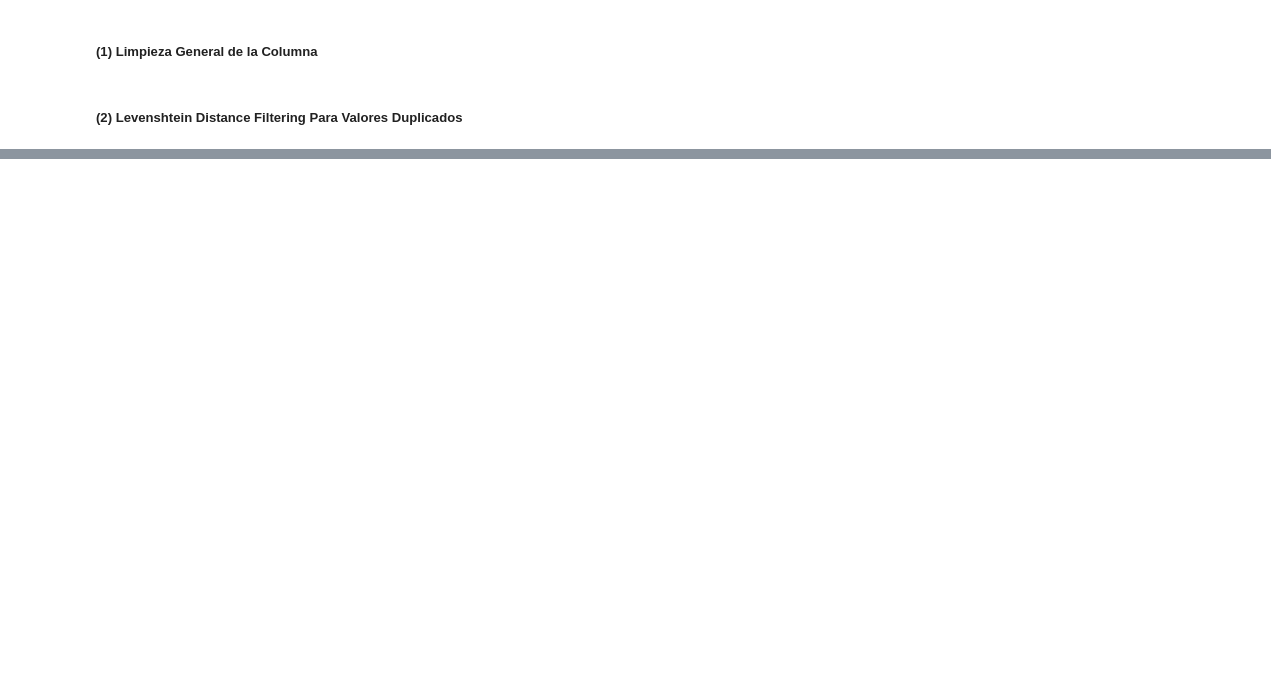
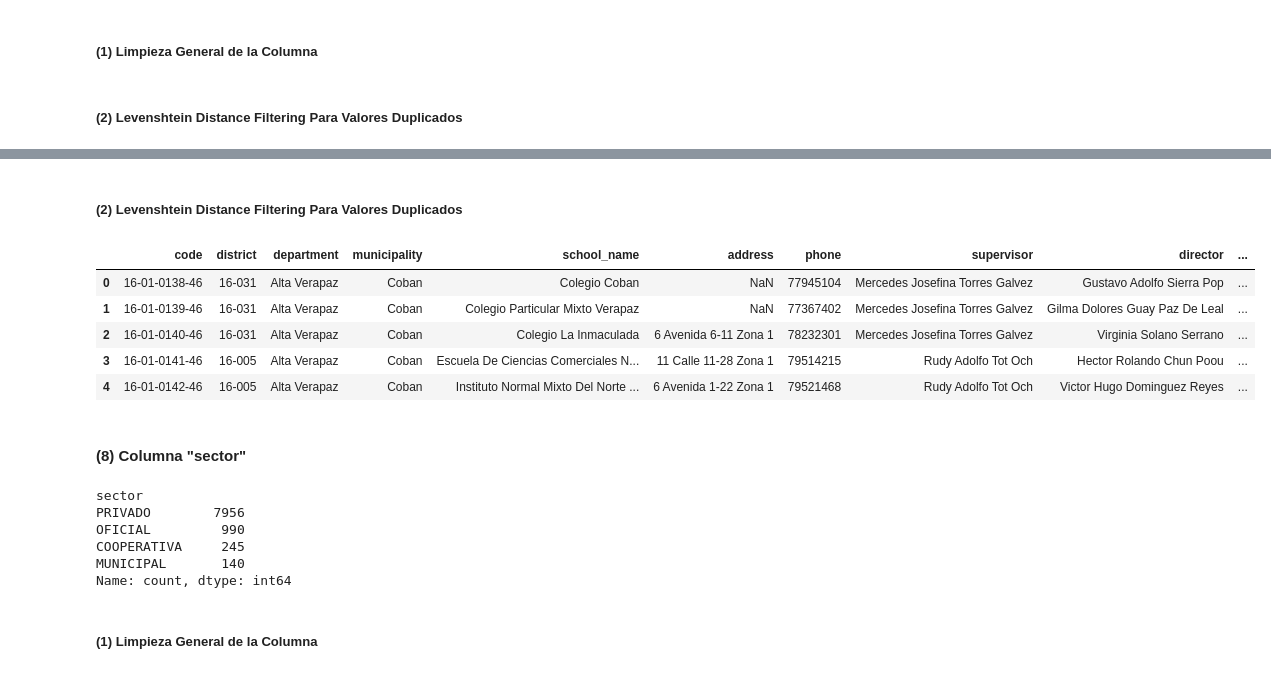
Before and after one commit to Andrea-gt/data-cleansing-mineduc, a Jupyter notebook: data_cleansing_mineduc.ipynb, the cells around one changed output, grey strips where cells are left out. Cells and saved outputs as stored; diff of their text form; code cells hidden in the pictures; blank space fills up the shorter version.

```diff
--- a/data_cleansing_mineduc.ipynb
+++ b/data_cleansing_mineduc.ipynb
@@ -626,0 +748,2 @@ df['supervisor'].replace('nan', np.nan, inplace=True)
+# %%
+df['director'] = result_df_copy['director']
@@ -626,0 +772,18 @@ df['supervisor'].replace('nan', np.nan, inplace=True)
+# %%
+# Convert all entries to strings
+df['director'] = df['director'].astype(str)
+# Capitalizing the values of a single column
+df['director'] = df['director'].str.title()
+# Remove leading/trailing whitespaces
+df['director'] = df['director'].str.strip()
+# Remove special characters and punctuation (keeping letters, numbers, spaces)
+df['director'] = df['director'].str.replace(r'[^\w\s]', '', regex=True)
+# Remove extra spaces
+df['director'] = df['director'].str.replace(r'\s+', ' ', regex=True)
+# Remove accents
+df['director'] = df['director'].apply(unidecode)
+# Assign nan to empty strings and known invalid values
+df['director'].replace([np.nan, ' ', '', 'Nan', 'Sin Dato'], 'nan', inplace=True)
+
+# If the 'director' column has this patron '-'+, replace it with np.nan , without other characters
+df['director'] = df['director'].replace(to_replace=r'^-+$', value=np.nan, regex=True)
@@ -626,0 +809,8 @@ df['supervisor'].replace('nan', np.nan, inplace=True)
+# %% [markdown]
+##### **(2) Levenshtein Distance Filtering Para Valores Duplicados**
+# %%
+# ===== ===== IMPORTANT ===== =====
+# Only run this cell if absolutely necessary.
+# This operation can take approximately 20 minutes to complete.
+# Apply the replacement of duplicates
+df = replace_duplicates_fuzzy_threaded(df, 'director', threshold=90)
@@ -626,0 +822,25 @@ df['supervisor'].replace('nan', np.nan, inplace=True)
+# %%
+df.head(5)
+# %% [output]
+|  | code | district | department | municipality | school_name | address | phone | supervisor | director | ... |
+| 0 | 16-01-0138-46 | 16-031 | Alta Verapaz | Coban | Colegio Coban | NaN | 77945104 | Mercedes Josefina Torres Galvez | Gustavo Adolfo Sierra Pop | ... |
+| 1 | 16-01-0139-46 | 16-031 | Alta Verapaz | Coban | Colegio Particular Mixto Verapaz | NaN | 77367402 | Mercedes Josefina Torres Galvez | Gilma Dolores Guay Paz De Leal | ... |
+| 2 | 16-01-0140-46 | 16-031 | Alta Verapaz | Coban | Colegio La Inmaculada | 6 Avenida 6-11 Zona 1 | 78232301 | Mercedes Josefina Torres Galvez | Virginia Solano Serrano | ... |
+| 3 | 16-01-0141-46 | 16-005 | Alta Verapaz | Coban | Escuela De Ciencias Comerciales N... | 11 Calle 11-28 Zona 1 | 79514215 | Rudy Adolfo Tot Och | Hector Rolando Chun Poou | ... |
+| 4 | 16-01-0142-46 | 16-005 | Alta Verapaz | Coban | Instituto Normal Mixto Del Norte ... | 6 Avenida 1-22 Zona 1 | 79521468 | Rudy Adolfo Tot Och | Victor Hugo Dominguez Reyes | ... |
+# %% [markdown]
+#### **(8) Columna "sector"**
+# %%
+# Count occurrences of each unique value
+value_counts = df['sector'].value_counts()
+# Display the occurrences
+print(value_counts)
+# %% [output]
+sector
+PRIVADO        7956
+OFICIAL         990
+COOPERATIVA     245
+MUNICIPAL       140
+Name: count, dtype: int64
+# %% [markdown]
+##### **(1) Limpieza General de la Columna**
```
Also changed, not shown: parts of 47 cells of this notebook, 2 other files.
